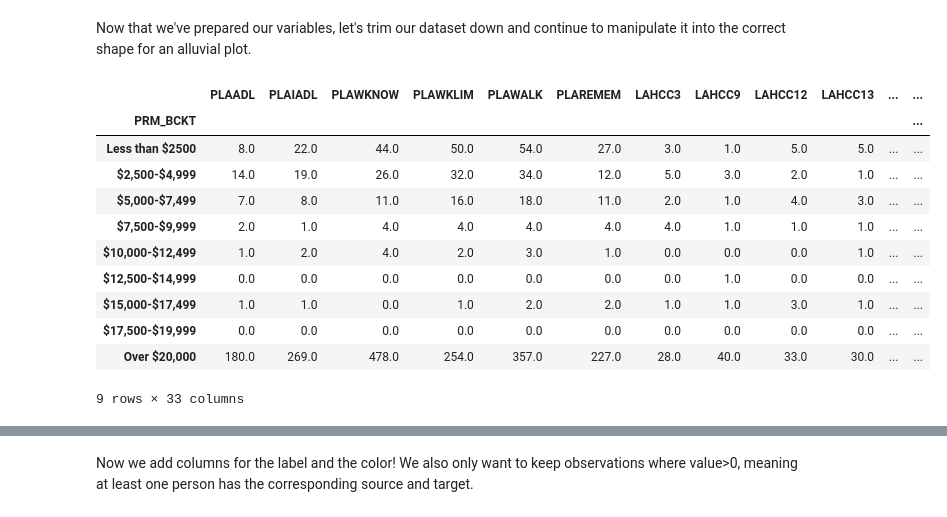
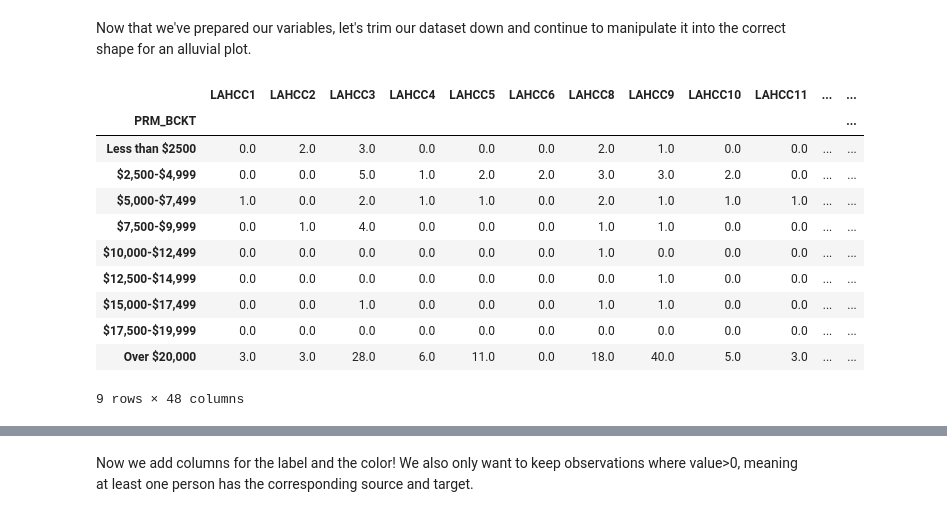
Before and after one commit to hanson263/PSTAT-134-Project, a Jupyter notebook: final_project_Maya.ipynb, the cells around one changed output, grey strips where cells are left out. Cells and saved outputs as stored; diff of their text form; code cells hidden in the pictures.

```diff
--- a/final_project_Maya.ipynb
+++ b/final_project_Maya.ipynb
@@ -113,10 +130,11 @@ ax.set(ylim=(0, 20000), title="Insurance premium costs for Hispanic vs Non-Hispa
 # Alluvial Plot - Illnesses & Insurance Premium Brackets
 # %%
 # create filter that will give us all disease flag variables
-illness_filter = [col for col in df if col.startswith('LAHC') or col.startswith('PLA')]
+illness_filter = [col for col in df if col.startswith('LAHC')]
 
 # create new df for this task, change responses to a simple y/n, sum to check how many people suffer from each disease
 df_alluvial = df
 df_alluvial[illness_filter] = df_alluvial[illness_filter].replace([2,3,4,5,6,7,8,9,np.NaN], 0)
 df_alluvial[illness_filter].sum()
+df_alluvial.head()
 # %% [output]
@@ -142,6 +161,6 @@ As we can see, for many diseases our n count is less than 30. Let's filter it so
 # %%
-alluvial_bool = df_alluvial[illness_filter].sum()>30
+alluvial_bool = df_alluvial[illness_filter].sum()>0
 new_illness_filter = alluvial_bool[alluvial_bool==1].index.values
 df_alluvial = df_alluvial.drop(alluvial_bool[alluvial_bool==0].index.values, axis=1)
-df_alluvial[new_illness_filter].sum()
+df_alluvial[new_illness_filter].sum().head()
 # %% [output]
@@ -203,19 +211,19 @@ Now that we've prepared our variables, let's trim our dataset down and continue
 # %%
 df_alluvial = pd.concat([df_alluvial[new_illness_filter], df_alluvial['PRM_BCKT']], axis=1)
 df_alluvial = df_alluvial.groupby('PRM_BCKT').sum()
 df_alluvial['order'] = [5,6,7,8,2,3,4,1,9]
 df_alluvial = df_alluvial.sort_values(by=['order']).drop(columns=['order'])
-df_alluvial
+df_alluvial.head()
 # %% [output]
-|  | PLAADL | PLAIADL | PLAWKNOW | PLAWKLIM | PLAWALK | PLAREMEM | LAHCC3 | LAHCC9 | LAHCC12 | LAHCC13 | ... | ... |
+|  | LAHCC1 | LAHCC2 | LAHCC3 | LAHCC4 | LAHCC5 | LAHCC6 | LAHCC8 | LAHCC9 | LAHCC10 | LAHCC11 | ... | ... |
 | PRM_BCKT |  |  |  |  |  |  |  |  |  |  |  | ... |
-| Less than $2500 | 8.0 | 22.0 | 44.0 | 50.0 | 54.0 | 27.0 | 3.0 | 1.0 | 5.0 | 5.0 | ... | ... |
-| $2,500-$4,999 | 14.0 | 19.0 | 26.0 | 32.0 | 34.0 | 12.0 | 5.0 | 3.0 | 2.0 | 1.0 | ... | ... |
-| $5,000-$7,499 | 7.0 | 8.0 | 11.0 | 16.0 | 18.0 | 11.0 | 2.0 | 1.0 | 4.0 | 3.0 | ... | ... |
-| $7,500-$9,999 | 2.0 | 1.0 | 4.0 | 4.0 | 4.0 | 4.0 | 4.0 | 1.0 | 1.0 | 1.0 | ... | ... |
-| $10,000-$12,499 | 1.0 | 2.0 | 4.0 | 2.0 | 3.0 | 1.0 | 0.0 | 0.0 | 0.0 | 1.0 | ... | ... |
+| Less than $2500 | 0.0 | 2.0 | 3.0 | 0.0 | 0.0 | 0.0 | 2.0 | 1.0 | 0.0 | 0.0 | ... | ... |
+| $2,500-$4,999 | 0.0 | 0.0 | 5.0 | 1.0 | 2.0 | 2.0 | 3.0 | 3.0 | 2.0 | 0.0 | ... | ... |
+| $5,000-$7,499 | 1.0 | 0.0 | 2.0 | 1.0 | 1.0 | 0.0 | 2.0 | 1.0 | 1.0 | 1.0 | ... | ... |
+| $7,500-$9,999 | 0.0 | 1.0 | 4.0 | 0.0 | 0.0 | 0.0 | 1.0 | 1.0 | 0.0 | 0.0 | ... | ... |
+| $10,000-$12,499 | 0.0 | 0.0 | 0.0 | 0.0 | 0.0 | 0.0 | 1.0 | 0.0 | 0.0 | 0.0 | ... | ... |
 | $12,500-$14,999 | 0.0 | 0.0 | 0.0 | 0.0 | 0.0 | 0.0 | 0.0 | 1.0 | 0.0 | 0.0 | ... | ... |
-| $15,000-$17,499 | 1.0 | 1.0 | 0.0 | 1.0 | 2.0 | 2.0 | 1.0 | 1.0 | 3.0 | 1.0 | ... | ... |
+| $15,000-$17,499 | 0.0 | 0.0 | 1.0 | 0.0 | 0.0 | 0.0 | 1.0 | 1.0 | 0.0 | 0.0 | ... | ... |
 | $17,500-$19,999 | 0.0 | 0.0 | 0.0 | 0.0 | 0.0 | 0.0 | 0.0 | 0.0 | 0.0 | 0.0 | ... | ... |
-| Over $20,000 | 180.0 | 269.0 | 478.0 | 254.0 | 357.0 | 227.0 | 28.0 | 40.0 | 33.0 | 30.0 | ... | ... |
+| Over $20,000 | 3.0 | 3.0 | 28.0 | 6.0 | 11.0 | 0.0 | 18.0 | 40.0 | 5.0 | 3.0 | ... | ... |
-9 rows × 33 columns
+9 rows × 48 columns
```
Also changed, not shown: parts of 20 cells of this notebook.
